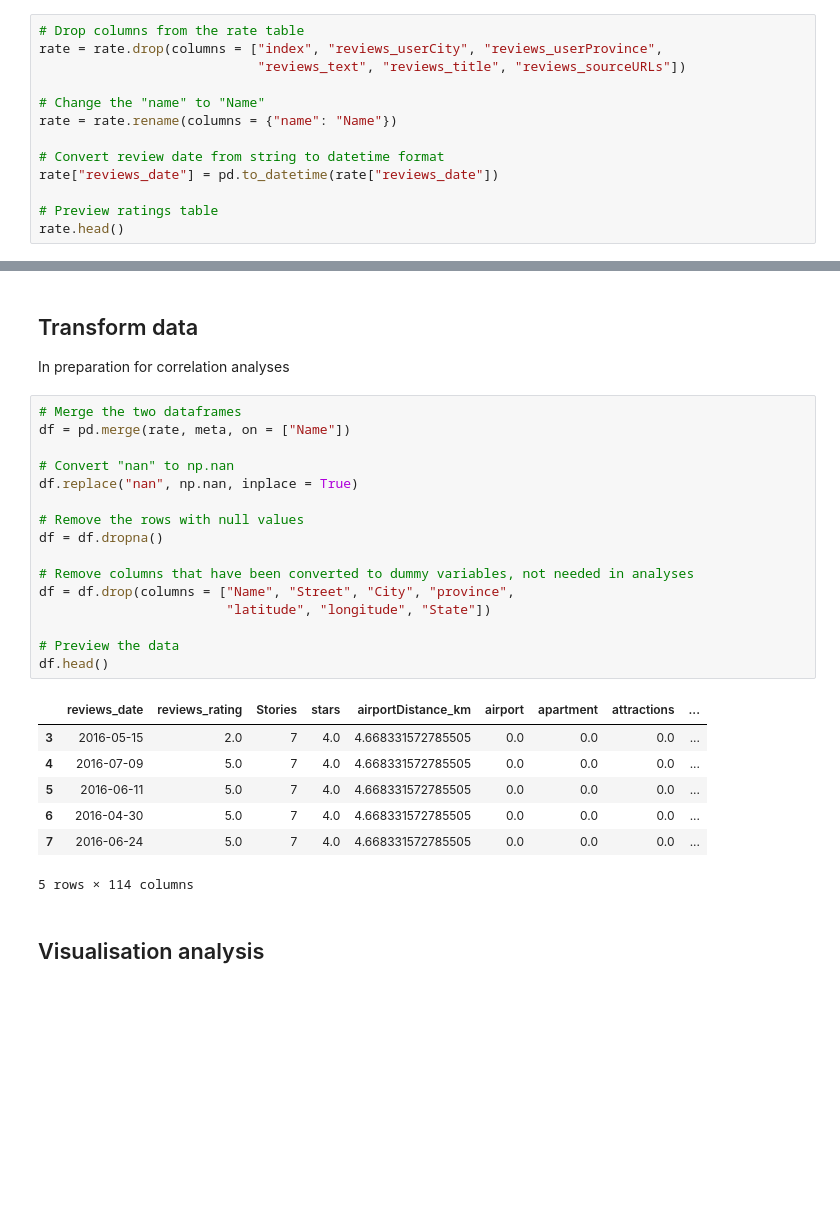
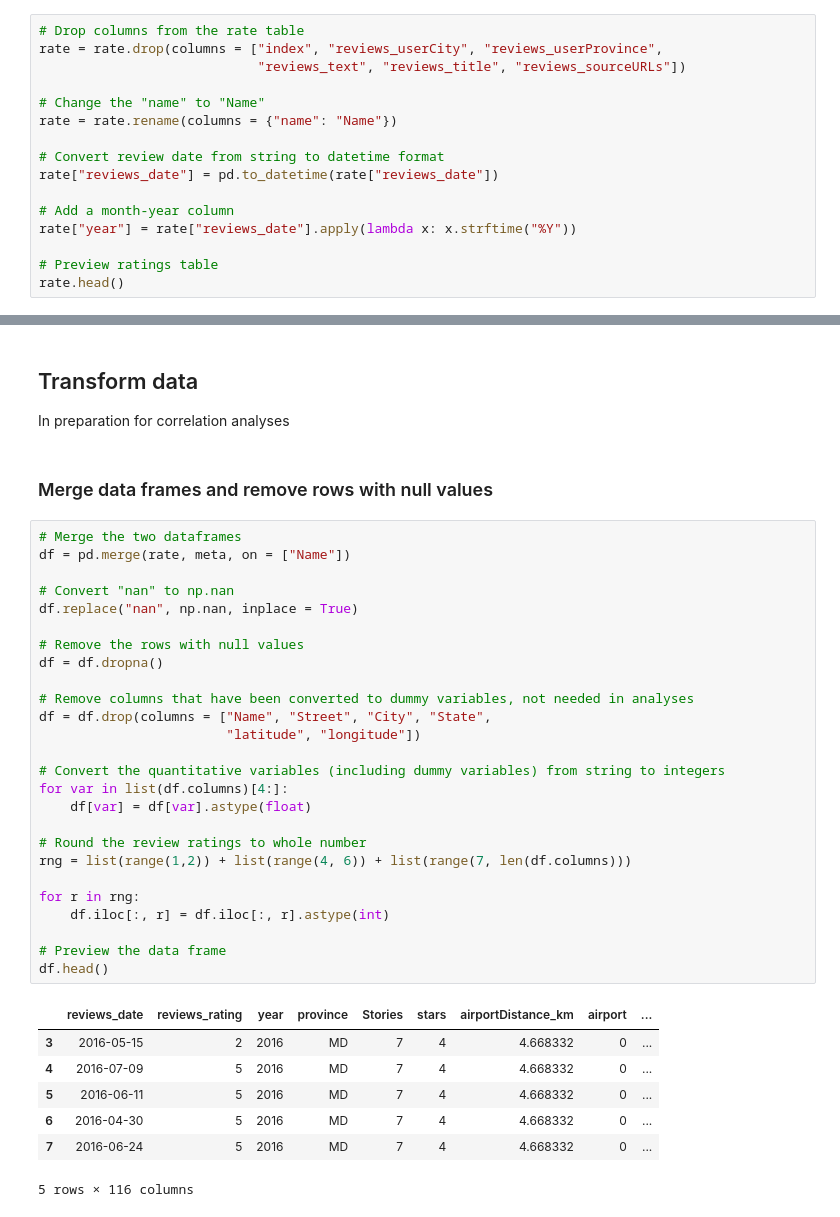
Before and after one commit to janelcv/Hotel_Rating_Analysis, a Jupyter notebook: Hotel_Ratings_Analysis-05.ipynb, the cells around one changed output, grey strips where cells are left out. Saved outputs shown, nothing was run; the diff lists cells and outputs as text; blank space fills up the shorter version.

```diff
--- a/Hotel_Ratings_Analysis-05.ipynb
+++ b/Hotel_Ratings_Analysis-05.ipynb
@@ -41,6 +41,9 @@ rate = rate.rename(columns = {"name": "Name"})
 # Convert review date from string to datetime format
 rate["reviews_date"] = pd.to_datetime(rate["reviews_date"])
 
+# Add a month-year column
+rate["year"] = rate["reviews_date"].apply(lambda x: x.strftime("%Y"))
+
 # Preview ratings table
 rate.head()
 # %% [output]
@@ -53,29 +56,39 @@ rate.head()
 # %% [markdown]
 ## Transform data
 In preparation for correlation analyses
+# %% [markdown]
+### Merge data frames and remove rows with null values
 # %%
 # Merge the two dataframes
 df = pd.merge(rate, meta, on = ["Name"])
 
 # Convert "nan" to np.nan
 df.replace("nan", np.nan, inplace = True)
 
 # Remove the rows with null values
 df = df.dropna()
 
 # Remove columns that have been converted to dummy variables, not needed in analyses
-df = df.drop(columns = ["Name", "Street", "City", "province",
-                        "latitude", "longitude", "State"])
+df = df.drop(columns = ["Name", "Street", "City", "State",
+                        "latitude", "longitude"])
 
-# Preview the data
+# Convert the quantitative variables (including dummy variables) from string to integers
+for var in list(df.columns)[4:]:
+    df[var] = df[var].astype(float)
+
+# Round the review ratings to whole number
+rng = list(range(1,2)) + list(range(4, 6)) + list(range(7, len(df.columns)))
+
+for r in rng:
+    df.iloc[:, r] = df.iloc[:, r].astype(int)
+
+# Preview the data frame
 df.head()
 # %% [output]
-|  | reviews_date | reviews_rating | Stories | stars | airportDistance_km | airport | apartment | attractions | ... |
-| 3 | 2016-05-15 | 2.0 | 7 | 4.0 | 4.668331572785505 | 0.0 | 0.0 | 0.0 | ... |
-| 4 | 2016-07-09 | 5.0 | 7 | 4.0 | 4.668331572785505 | 0.0 | 0.0 | 0.0 | ... |
-| 5 | 2016-06-11 | 5.0 | 7 | 4.0 | 4.668331572785505 | 0.0 | 0.0 | 0.0 | ... |
-| 6 | 2016-04-30 | 5.0 | 7 | 4.0 | 4.668331572785505 | 0.0 | 0.0 | 0.0 | ... |
-| 7 | 2016-06-24 | 5.0 | 7 | 4.0 | 4.668331572785505 | 0.0 | 0.0 | 0.0 | ... |
+|  | reviews_date | reviews_rating | year | province | Stories | stars | airportDistance_km | airport | ... |
+| 3 | 2016-05-15 | 2 | 2016 | MD | 7 | 4 | 4.668332 | 0 | ... |
+| 4 | 2016-07-09 | 5 | 2016 | MD | 7 | 4 | 4.668332 | 0 | ... |
+| 5 | 2016-06-11 | 5 | 2016 | MD | 7 | 4 | 4.668332 | 0 | ... |
+| 6 | 2016-04-30 | 5 | 2016 | MD | 7 | 4 | 4.668332 | 0 | ... |
+| 7 | 2016-06-24 | 5 | 2016 | MD | 7 | 4 | 4.668332 | 0 | ... |
-5 rows × 114 columns
+5 rows × 116 columns
-# %% [markdown]
-## Visualisation analysis
```
Also changed, not shown: parts of 25 cells of this notebook, 1 other file.
